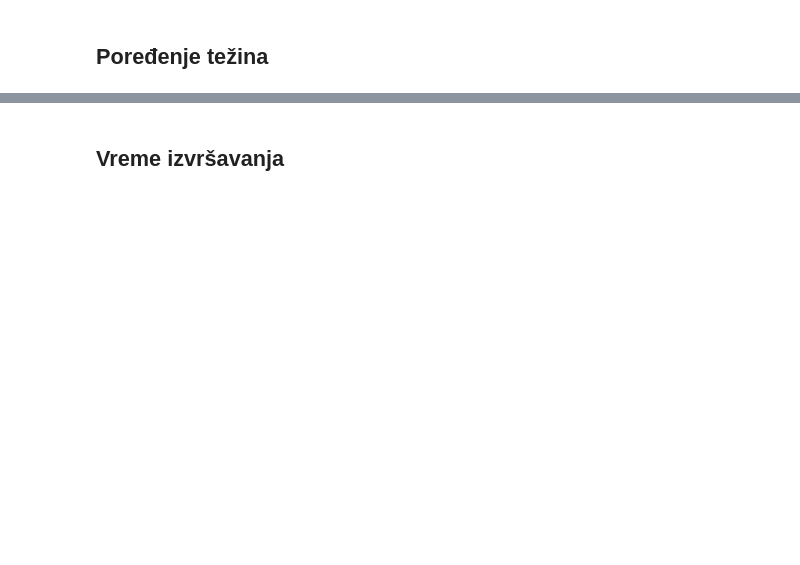
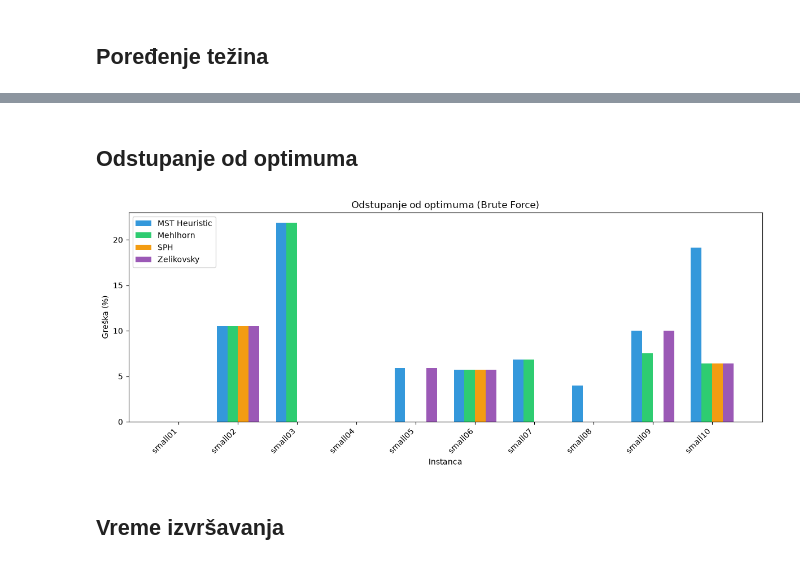
Before and after one commit to TinovoS/Approxiation-algorithms-for-Steiner-trees-in-weighted-graphs, a Jupyter notebook: 03_test_small.ipynb, the cells around one changed output, grey strips where cells are left out. Drawn from its saved outputs; the diff is of its cells as text; code cells hidden in the pictures; blank space fills up the shorter version.

```diff
--- a/03_test_small.ipynb
+++ b/03_test_small.ipynb
@@ -42,2 +41,8 @@ plot_weights(results, algorithms)
+# %% [markdown]
+## Odstupanje od optimuma
+# %%
+plot_errors(results, algorithms)
+# %% [output]
+[figure, added]
 # %% [markdown]
 ## Vreme izvršavanja
```
Also changed, not shown: parts of 13 cells of this notebook.
